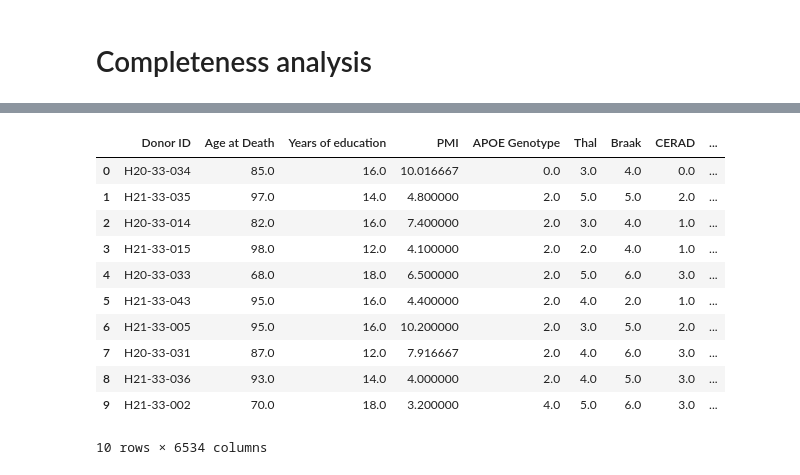
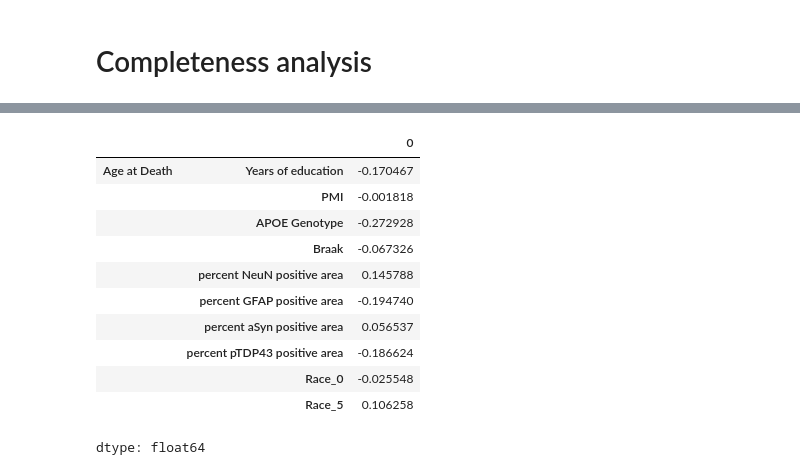
Before and after one commit to paulinapglz99/Feature-Selection-DREAMAD, a Jupyter notebook: EDA.ipynb, the cells around one changed output, grey strips where cells are left out. Saved outputs shown, nothing was run; the diff lists cells and outputs as text; code cells hidden in the pictures.

```diff
--- a/EDA.ipynb
+++ b/EDA.ipynb
@@ -144,3 +507,5 @@ lista_de_variables[0:-10]
+# %%
+matriz_filtrada, variables_finales, info_stats, upper_tri_values = filter_corr(data, z_score_threshold=1.5)
 # %%
 matriz_filtrada.head(10)
 # %% [output]
@@ -266,15 +578,17 @@ completeness_filtered, completeness_vars, completeness_pct = completeness_filter
+# %%
+_, _, info_stats_post, upper_tri_values_post = filter_corr(matriz_filtrada, z_score_threshold=1.5)
 # %%
-completeness_filter.head(10)
+upper_tri_values_post.head(10)
 # %% [output]
-|  | Donor ID | Age at Death | Years of education | PMI | APOE Genotype | Thal | Braak | CERAD | ... |
-| 0 | H20-33-034 | 85.0 | 16.0 | 10.016667 | 0.0 | 3.0 | 4.0 | 0.0 | ... |
-| 1 | H21-33-035 | 97.0 | 14.0 | 4.800000 | 2.0 | 5.0 | 5.0 | 2.0 | ... |
-| 2 | H20-33-014 | 82.0 | 16.0 | 7.400000 | 2.0 | 3.0 | 4.0 | 1.0 | ... |
-| 3 | H21-33-015 | 98.0 | 12.0 | 4.100000 | 2.0 | 2.0 | 4.0 | 1.0 | ... |
-| 4 | H20-33-033 | 68.0 | 18.0 | 6.500000 | 2.0 | 5.0 | 6.0 | 3.0 | ... |
-| 5 | H21-33-043 | 95.0 | 16.0 | 4.400000 | 2.0 | 4.0 | 2.0 | 1.0 | ... |
-| 6 | H21-33-005 | 95.0 | 16.0 | 10.200000 | 2.0 | 3.0 | 5.0 | 2.0 | ... |
-| 7 | H20-33-031 | 87.0 | 12.0 | 7.916667 | 2.0 | 4.0 | 6.0 | 3.0 | ... |
-| 8 | H21-33-036 | 93.0 | 14.0 | 4.000000 | 2.0 | 4.0 | 5.0 | 3.0 | ... |
-| 9 | H21-33-002 | 70.0 | 18.0 | 3.200000 | 4.0 | 5.0 | 6.0 | 3.0 | ... |
+|  |  | 0 |
+| Age at Death | Years of education | -0.170467 |
+|  | PMI | -0.001818 |
+|  | APOE Genotype | -0.272928 |
+|  | Braak | -0.067326 |
+|  | percent NeuN positive area | 0.145788 |
+|  | percent GFAP positive area | -0.194740 |
+|  | percent aSyn positive area | 0.056537 |
+|  | percent pTDP43 positive area | -0.186624 |
+|  | Race_0 | -0.025548 |
+|  | Race_5 | 0.106258 |
-10 rows × 6534 columns
+dtype: float64
```
Also changed, not shown: parts of 60 cells of this notebook.
